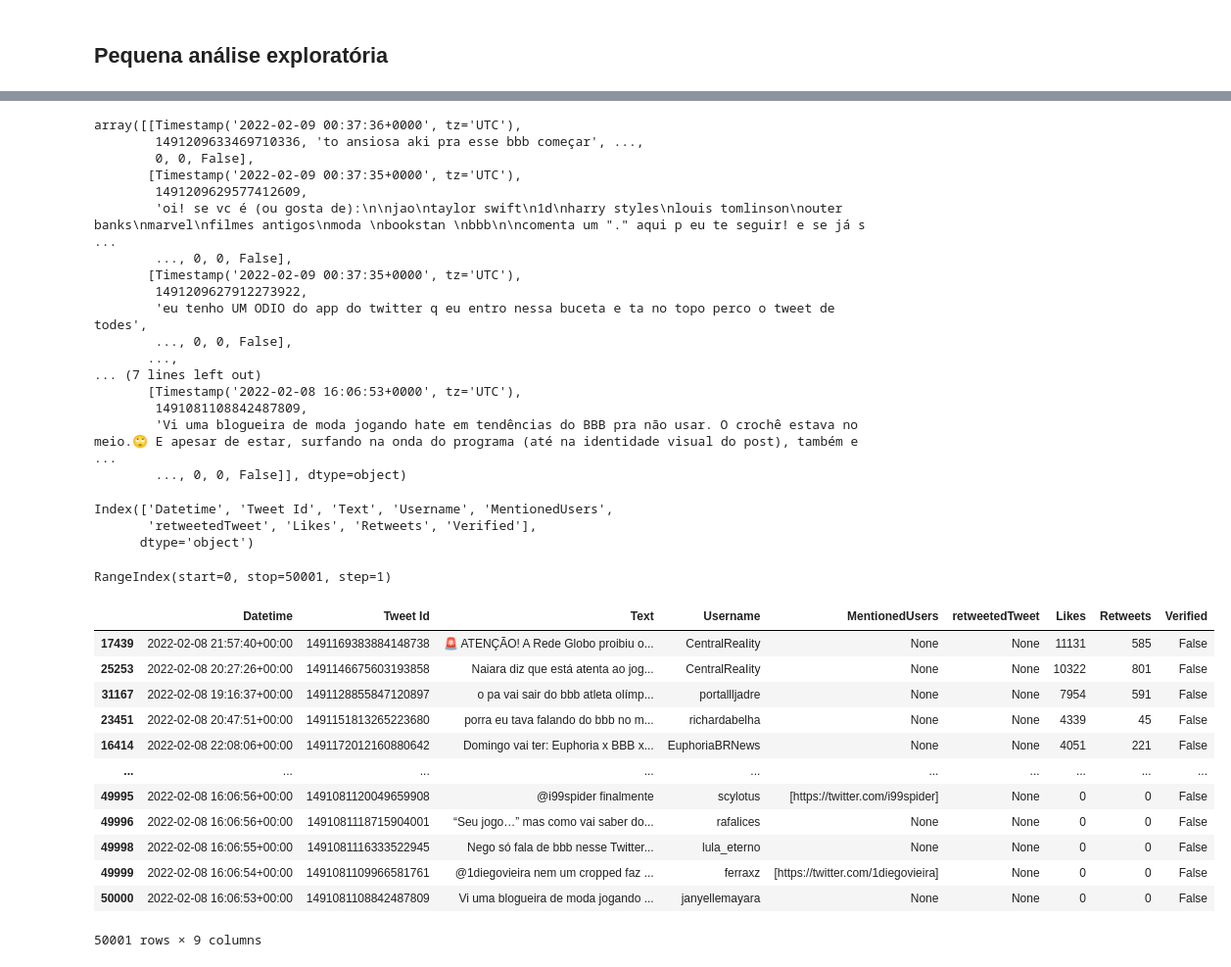
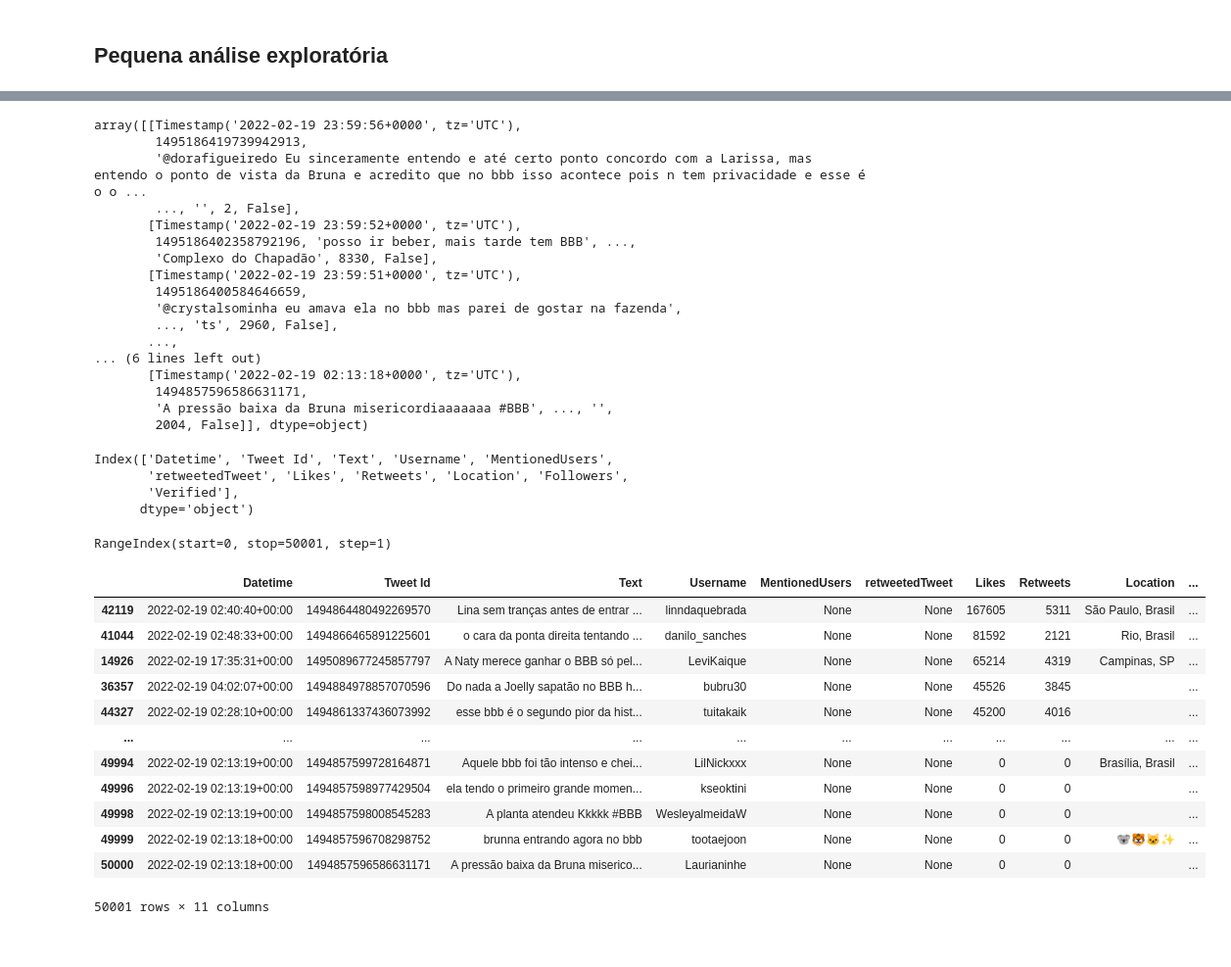
Before and after one commit to k-marcelino/Twitter-Extraction-and-Exploratory-analysis, a Jupyter notebook: scraping millions os tweets - analysis bbb.ipynb, the cells around one changed output, grey strips where cells are left out. Shown at 98% size. Saved outputs shown, nothing was run; the diff lists cells and outputs as text; code cells hidden in the pictures.

```diff
--- a/scraping millions os tweets - analysis bbb.ipynb
+++ b/scraping millions os tweets - analysis bbb.ipynb
@@ -160,32 +144,33 @@ dev.describe()
 # %%
 # DataFrames' Components
 
-dev.values
+bbb.values
 # %% [output]
-array([[Timestamp('2022-02-09 00:37:36+0000', tz='UTC'),
-        1491209633469710336, 'to ansiosa aki pra esse bbb começar', ...,
-        0, 0, False],
-       [Timestamp('2022-02-09 00:37:35+0000', tz='UTC'),
-        1491209629577412609,
-        'oi! se vc é (ou gosta de):\n\njao\ntaylor swift\n1d\nharry styles\nlouis tomlinson\nouter banks\nmarvel\nfilmes antigos\nmoda \nbookstan \nbbb\n\ncomenta um "." aqui p eu te seguir! e se já s ...
-        ..., 0, 0, False],
-       [Timestamp('2022-02-09 00:37:35+0000', tz='UTC'),
-        1491209627912273922,
-        'eu tenho UM ODIO do app do twitter q eu entro nessa buceta e ta no topo perco o tweet de todes',
-        ..., 0, 0, False],
+array([[Timestamp('2022-02-19 23:59:56+0000', tz='UTC'),
+        1495186419739942913,
+        '@dorafigueiredo Eu sinceramente entendo e até certo ponto concordo com a Larissa, mas entendo o ponto de vista da Bruna e acredito que no bbb isso acontece pois n tem privacidade e esse é o o ...
+        ..., '', 2, False],
+       [Timestamp('2022-02-19 23:59:52+0000', tz='UTC'),
+        1495186402358792196, 'posso ir beber, mais tarde tem BBB', ...,
+        'Complexo do Chapadão', 8330, False],
+       [Timestamp('2022-02-19 23:59:51+0000', tz='UTC'),
+        1495186400584646659,
+        '@crystalsominha eu amava ela no bbb mas parei de gostar na fazenda',
+        ..., 'ts', 2960, False],
        ...,
-... (7 lines left out)
-       [Timestamp('2022-02-08 16:06:53+0000', tz='UTC'),
-        1491081108842487809,
-        'Vi uma blogueira de moda jogando hate em tendências do BBB pra não usar. O crochê estava no meio.🙄 E apesar de estar, surfando na onda do programa (até na identidade visual do post), também e ...
-        ..., 0, 0, False]], dtype=object)
+... (6 lines left out)
+       [Timestamp('2022-02-19 02:13:18+0000', tz='UTC'),
+        1494857596586631171,
+        'A pressão baixa da Bruna misericordiaaaaaaa #BBB', ..., '',
+        2004, False]], dtype=object)
 # %%
 # Colunas
 
-dev.columns
+bbb.columns
 # %% [output]
 Index(['Datetime', 'Tweet Id', 'Text', 'Username', 'MentionedUsers',
-       'retweetedTweet', 'Likes', 'Retweets', 'Verified'],
+       'retweetedTweet', 'Likes', 'Retweets', 'Location', 'Followers',
+       'Verified'],
       dtype='object')
 # %%
 # Index
@@ -196,25 +181,25 @@ RangeIndex(start=0, stop=50001, step=1)
 # %%
 # Usar contando a quantidade de caracteres do texto para estudo de tokenização?
 # Na thread ele pega os likes de todos os tweets dentro dela? Pelo jeito não
 
-dev.sort_values(['Likes', 'Retweets'], ascending=False)
+bbb.sort_values(['Likes', 'Retweets'], ascending=False)
 
 #new = dev.sort_values(['Likes', 'Retweets'], ascending=False)
 #new[new['Likes'] < 12]
 # %% [output]
-|  | Datetime | Tweet Id | Text | Username | MentionedUsers | retweetedTweet | Likes | Retweets | Verified |
-| 17439 | 2022-02-08 21:57:40+00:00 | 1491169383884148738 | 🚨 ATENÇÃO! A Rede Globo proibiu o... | CentralReaIity | None | None | 11131 | 585 | False |
-| 25253 | 2022-02-08 20:27:26+00:00 | 1491146675603193858 | Naiara diz que está atenta ao jog... | CentralReaIity | None | None | 10322 | 801 | False |
-| 31167 | 2022-02-08 19:16:37+00:00 | 1491128855847120897 | o pa vai sair do bbb atleta olímp... | portallljadre | None | None | 7954 | 591 | False |
-| 23451 | 2022-02-08 20:47:51+00:00 | 1491151813265223680 | porra eu tava falando do bbb no m... | richardabelha | None | None | 4339 | 45 | False |
-| 16414 | 2022-02-08 22:08:06+00:00 | 1491172012160880642 | Domingo vai ter: Euphoria x BBB x... | EuphoriaBRNews | None | None | 4051 | 221 | False |
-| ... | ... | ... | ... | ... | ... | ... | ... | ... | ... |
-| 49995 | 2022-02-08 16:06:56+00:00 | 1491081120049659908 | @i99spider finalmente | scylotus | [https://twitter.com/i99spider] | None | 0 | 0 | False |
-| 49996 | 2022-02-08 16:06:56+00:00 | 1491081118715904001 | “Seu jogo…” mas como vai saber do... | rafalices | None | None | 0 | 0 | False |
-| 49998 | 2022-02-08 16:06:55+00:00 | 1491081116333522945 | Nego só fala de bbb nesse Twitter... | lula_eterno | None | None | 0 | 0 | False |
-| 49999 | 2022-02-08 16:06:54+00:00 | 1491081109966581761 | @1diegovieira nem um cropped faz ... | ferraxz | [https://twitter.com/1diegovieira] | None | 0 | 0 | False |
-| 50000 | 2022-02-08 16:06:53+00:00 | 1491081108842487809 | Vi uma blogueira de moda jogando ... | janyellemayara | None | None | 0 | 0 | False |
+|  | Datetime | Tweet Id | Text | Username | MentionedUsers | retweetedTweet | Likes | Retweets | Location | ... |
+| 42119 | 2022-02-19 02:40:40+00:00 | 1494864480492269570 | Lina sem tranças antes de entrar ... | linndaquebrada | None | None | 167605 | 5311 | São Paulo, Brasil | ... |
+| 41044 | 2022-02-19 02:48:33+00:00 | 1494866465891225601 | o cara da ponta direita tentando ... | danilo_sanches | None | None | 81592 | 2121 | Rio, Brasil | ... |
+| 14926 | 2022-02-19 17:35:31+00:00 | 1495089677245857797 | A Naty merece ganhar o BBB só pel... | LeviKaique | None | None | 65214 | 4319 | Campinas, SP | ... |
+| 36357 | 2022-02-19 04:02:07+00:00 | 1494884978857070596 | Do nada a Joelly sapatão no BBB h... | bubru30 | None | None | 45526 | 3845 |  | ... |
+| 44327 | 2022-02-19 02:28:10+00:00 | 1494861337436073992 | esse bbb é o segundo pior da hist... | tuitakaik | None | None | 45200 | 4016 |  | ... |
+| ... | ... | ... | ... | ... | ... | ... | ... | ... | ... | ... |
+| 49994 | 2022-02-19 02:13:19+00:00 | 1494857599728164871 | Aquele bbb foi tão intenso e chei... | LilNickxxx | None | None | 0 | 0 | Brasília, Brasil | ... |
+| 49996 | 2022-02-19 02:13:19+00:00 | 1494857598977429504 | ela tendo o primeiro grande momen... | kseoktini | None | None | 0 | 0 |  | ... |
+| 49998 | 2022-02-19 02:13:19+00:00 | 1494857598008545283 | A planta atendeu Kkkkk #BBB | WesleyalmeidaW | None | None | 0 | 0 |  | ... |
+| 49999 | 2022-02-19 02:13:18+00:00 | 1494857596708298752 | brunna entrando agora no bbb | tootaejoon | None | None | 0 | 0 | 🐨🐯🐱✨ | ... |
+| 50000 | 2022-02-19 02:13:18+00:00 | 1494857596586631171 | A pressão baixa da Bruna miserico... | Laurianinhe | None | None | 0 | 0 |  | ... |
-50001 rows × 9 columns
+50001 rows × 11 columns
 # %%
 # Verified Users:
 
```
Also changed, not shown: parts of 21 cells of this notebook, 4 other files.
